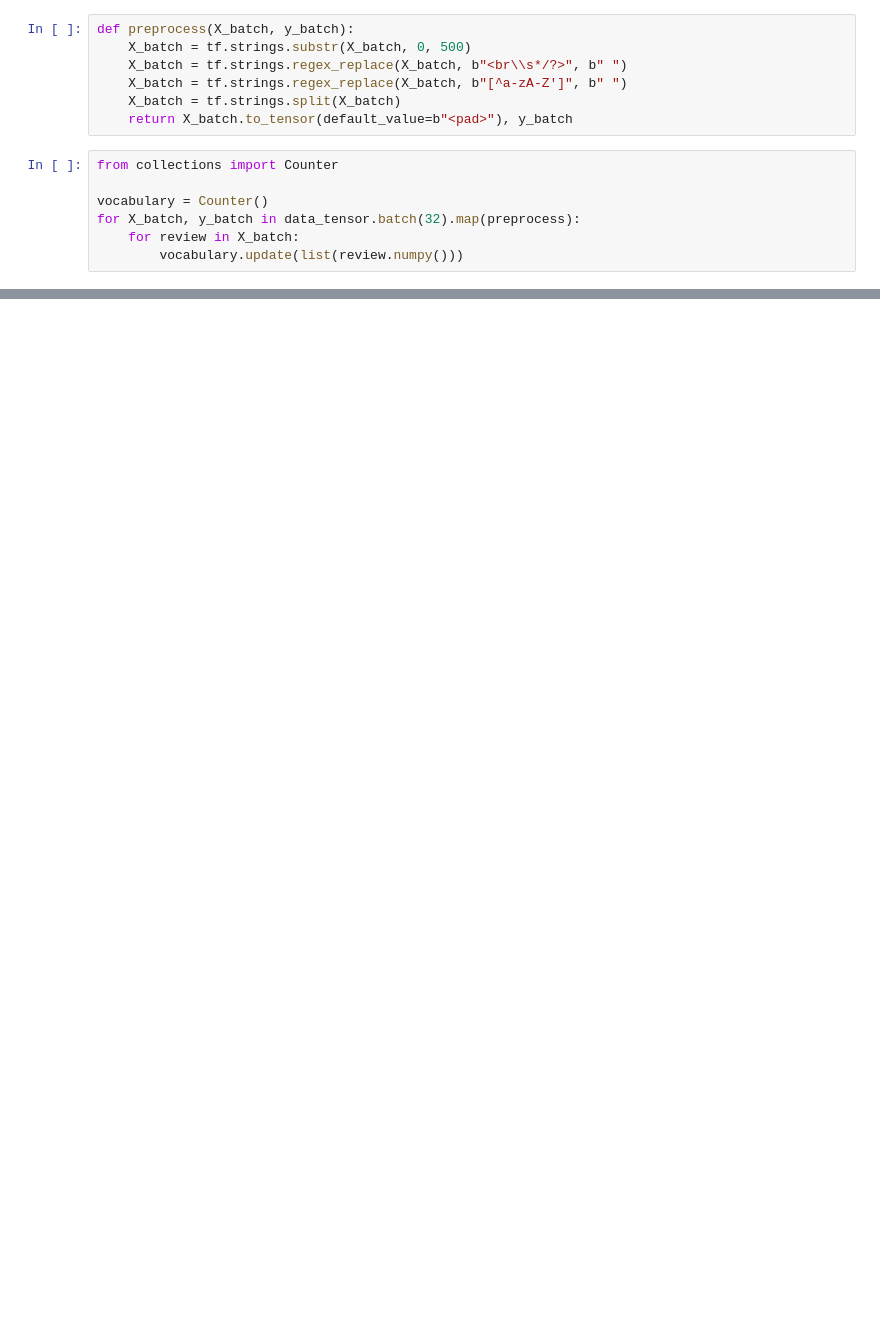
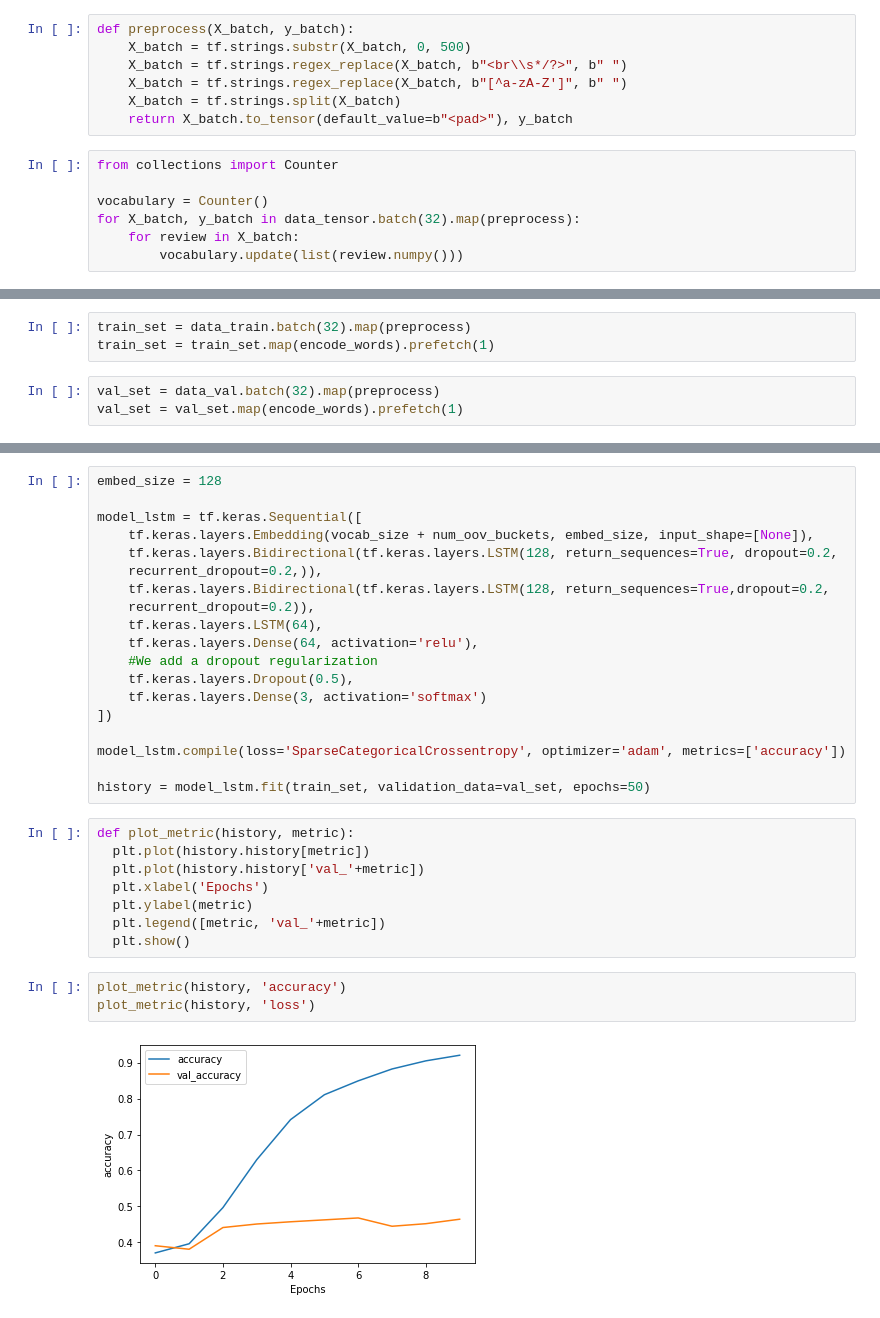
Before and after one commit to DavidCarricondo/selenium-NLP, a Jupyter notebook: Notebooks/Custom_language_model_on_custom_dataset.ipynb, the cells around one changed output, grey strips where cells are left out. Drawn from its saved outputs; the diff is of its cells as text; blank space fills up the shorter version.

Commit message:
First models

```diff
--- a/Notebooks/Custom_language_model_on_custom_dataset.ipynb
+++ b/Notebooks/Custom_language_model_on_custom_dataset.ipynb
@@ -77,0 +107,6 @@ vocabulary.most_common()[:3]
+# %%
+train_set = data_train.batch(32).map(preprocess)
+train_set = train_set.map(encode_words).prefetch(1)
+# %%
+val_set = data_val.batch(32).map(preprocess)
+val_set = val_set.map(encode_words).prefetch(1)
@@ -77,0 +147,32 @@ vocabulary.most_common()[:3]
+# %%
+embed_size = 128
+
+model_lstm = tf.keras.Sequential([
+    tf.keras.layers.Embedding(vocab_size + num_oov_buckets, embed_size, input_shape=[None]),
+    tf.keras.layers.Bidirectional(tf.keras.layers.LSTM(128, return_sequences=True, dropout=0.2,
+    recurrent_dropout=0.2,)),
+    tf.keras.layers.Bidirectional(tf.keras.layers.LSTM(128, return_sequences=True,dropout=0.2,
+    recurrent_dropout=0.2)),
+    tf.keras.layers.LSTM(64),
+    tf.keras.layers.Dense(64, activation='relu'),
+    #We add a dropout regularization
+    tf.keras.layers.Dropout(0.5),
+    tf.keras.layers.Dense(3, activation='softmax')
+])
+
+model_lstm.compile(loss='SparseCategoricalCrossentropy', optimizer='adam', metrics=['accuracy'])
+
+history = model_lstm.fit(train_set, validation_data=val_set, epochs=50)
+# %%
+def plot_metric(history, metric):
+  plt.plot(history.history[metric])
+  plt.plot(history.history['val_'+metric])
+  plt.xlabel('Epochs')
+  plt.ylabel(metric)
+  plt.legend([metric, 'val_'+metric])
+  plt.show()
+# %%
+plot_metric(history, 'accuracy')
+plot_metric(history, 'loss')
+# %% [output]
+[figure, added]
```
Also changed, not shown: parts of 19 cells of this notebook.
